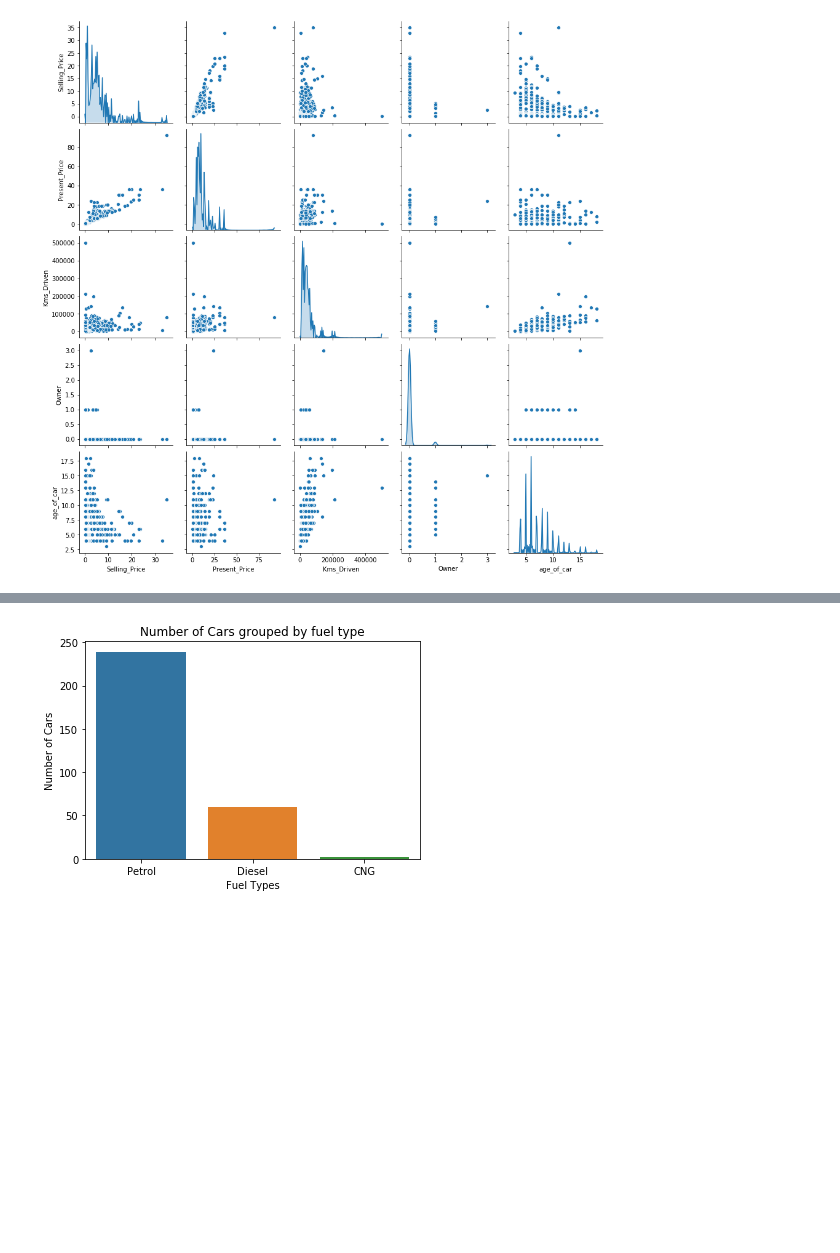
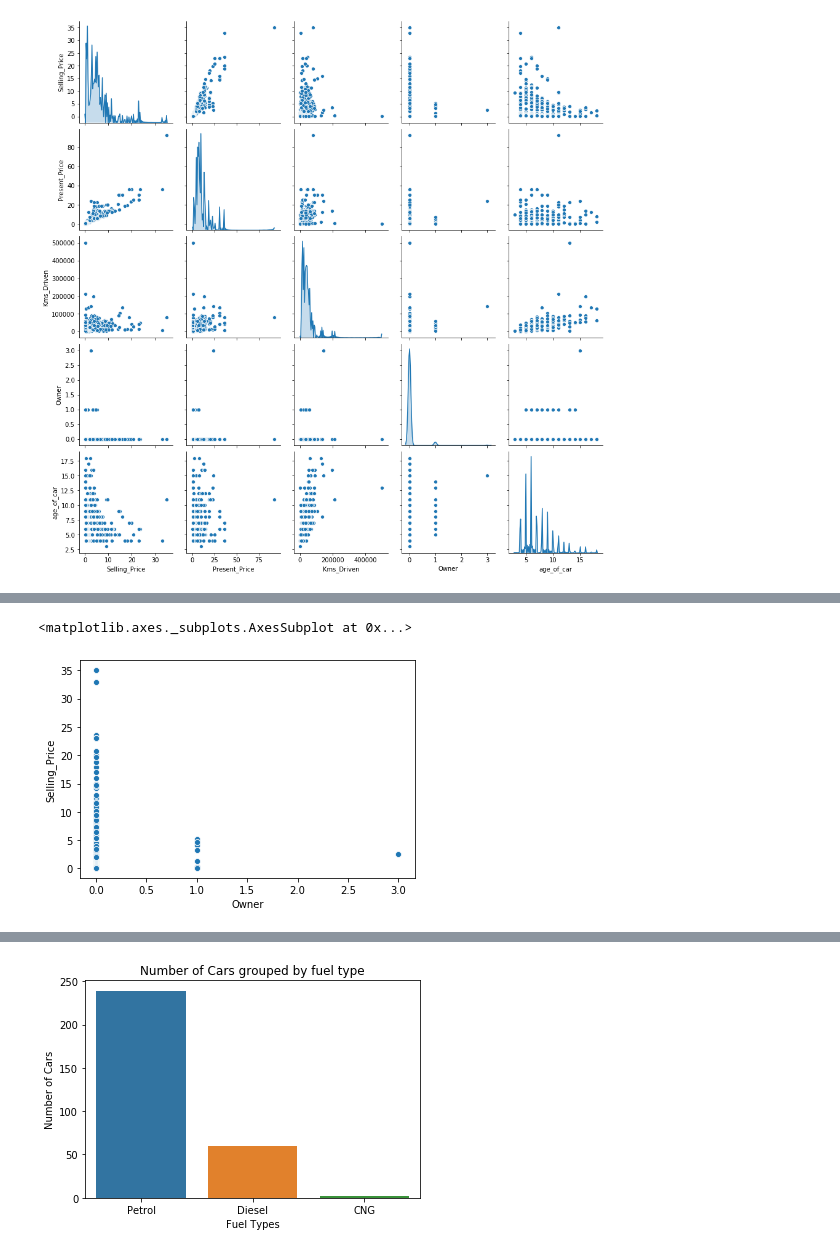
Before and after one commit to abhiraturi/Car_Prediction, a Jupyter notebook: IDS_Car_Dekho_Assignment.ipynb, the cells around one changed output, grey strips where cells are left out. Drawn from its saved outputs; the diff is of its cells as text; code cells hidden in the pictures; blank space fills up the shorter version.

```diff
--- a/IDS_Car_Dekho_Assignment.ipynb
+++ b/IDS_Car_Dekho_Assignment.ipynb
@@ -215,0 +236,6 @@ plt.show()
+# %%
+# Most of the cars that were sold at highest selling price belongs to Owner 0
+sns.scatterplot(x='Owner',y='Selling_Price',data=df)
+# %% [output]
+<matplotlib.axes._subplots.AxesSubplot at 0x...>
+[figure, added]
```
Also changed, not shown: parts of 4 cells of this notebook.
